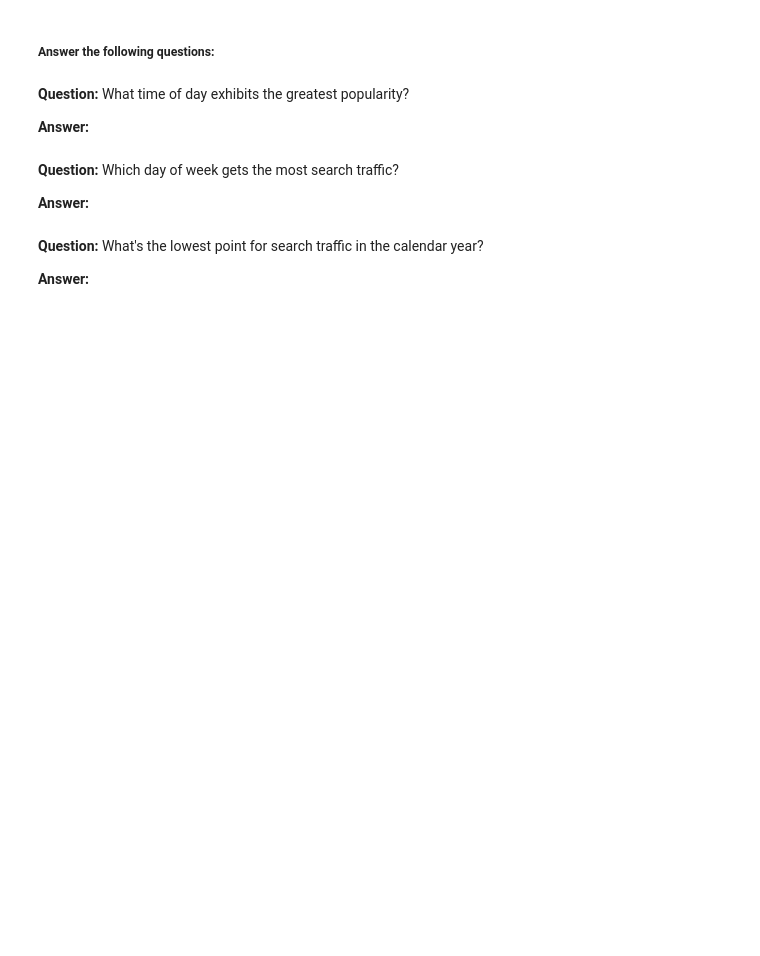
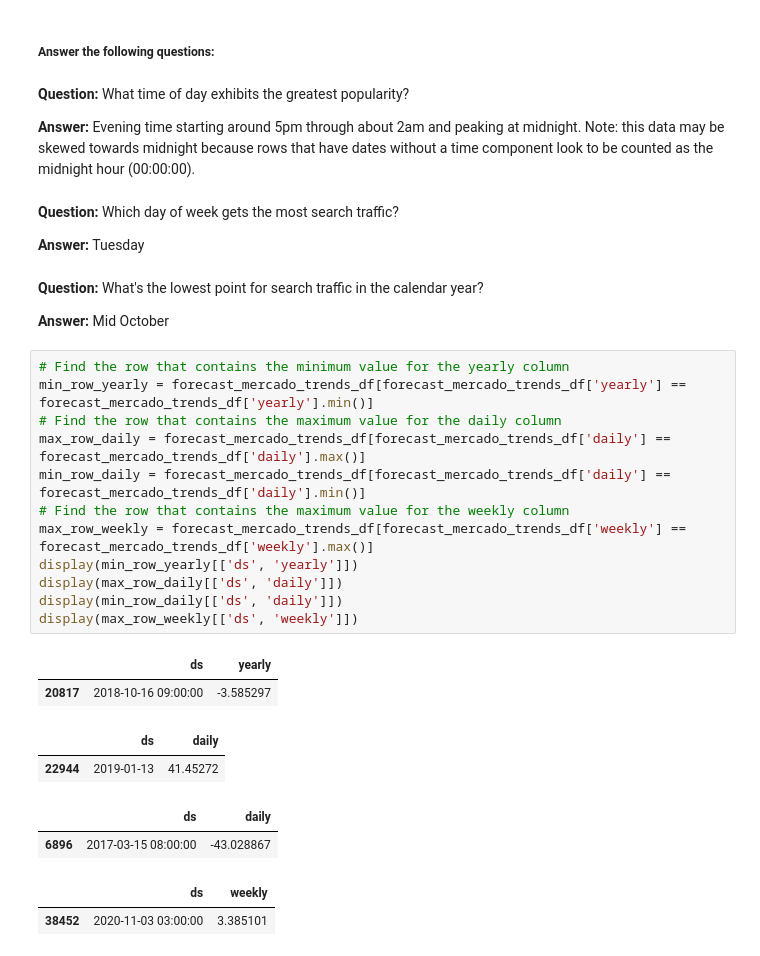
Before and after one commit to JimGile/prophet-challenge, a Jupyter notebook: forecasting_net_prophet.ipynb, the cells around one changed output. Cells and saved outputs as stored; diff of their text form; blank space fills up the shorter version.

```diff
--- a/forecasting_net_prophet.ipynb
+++ b/forecasting_net_prophet.ipynb
@@ -554,14 +537,35 @@ Solutions Note: `yhat` represents the most likely (average) forecast, whereas `y
 # %% [markdown]
 ##### Answer the following questions:
-# %% [markdown]
-**Question:** What time of day exhibits the greatest popularity?
-
-**Answer:**
+# %% [markdown]
+**Question:** What time of day exhibits the greatest popularity?
+
+**Answer:** Evening time starting around 5pm through about 2am and peaking at midnight. Note: this data may be skewed towards midnight because rows that have dates without a time component look to be counted as the midnight hour (00:00:00).
 # %% [markdown]
 **Question:** Which day of week gets the most search traffic?
 
-**Answer:**
+**Answer:** Tuesday
 # %% [markdown]
 **Question:** What's the lowest point for search traffic in the calendar year?
 
-**Answer:**
+**Answer:** Mid October
+# %%
+# Find the row that contains the minimum value for the yearly column
+min_row_yearly = forecast_mercado_trends_df[forecast_mercado_trends_df['yearly'] == forecast_mercado_trends_df['yearly'].min()]
+# Find the row that contains the maximum value for the daily column
+max_row_daily = forecast_mercado_trends_df[forecast_mercado_trends_df['daily'] == forecast_mercado_trends_df['daily'].max()]
+min_row_daily = forecast_mercado_trends_df[forecast_mercado_trends_df['daily'] == forecast_mercado_trends_df['daily'].min()]
+# Find the row that contains the maximum value for the weekly column
+max_row_weekly = forecast_mercado_trends_df[forecast_mercado_trends_df['weekly'] == forecast_mercado_trends_df['weekly'].max()]
+display(min_row_yearly[['ds', 'yearly']])
+display(max_row_daily[['ds', 'daily']])
+display(min_row_daily[['ds', 'daily']])
+display(max_row_weekly[['ds', 'weekly']])
+# %% [output]
+|  | ds | yearly |
+| 20817 | 2018-10-16 09:00:00 | -3.585297 |
+|  | ds | daily |
+| 22944 | 2019-01-13 | 41.45272 |
+|  | ds | daily |
+| 6896 | 2017-03-15 08:00:00 | -43.028867 |
+|  | ds | weekly |
+| 38452 | 2020-11-03 03:00:00 | 3.385101 |
```
Also changed, not shown: parts of 11 cells of this notebook.
